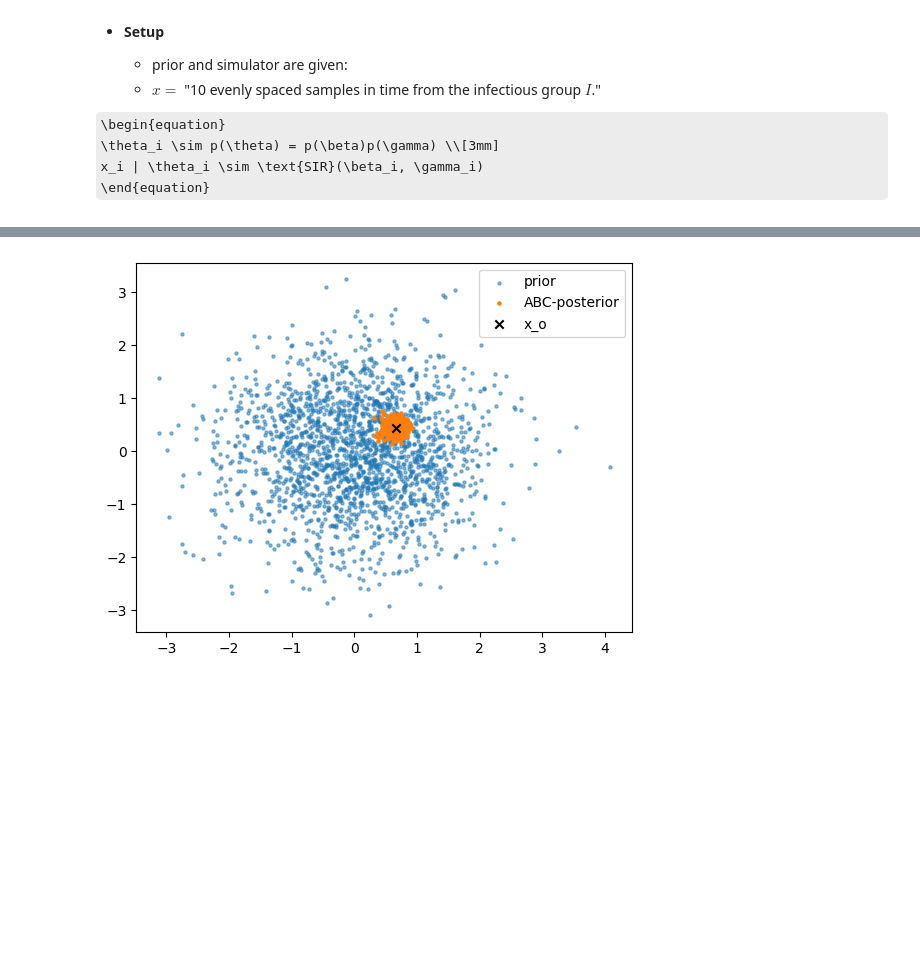
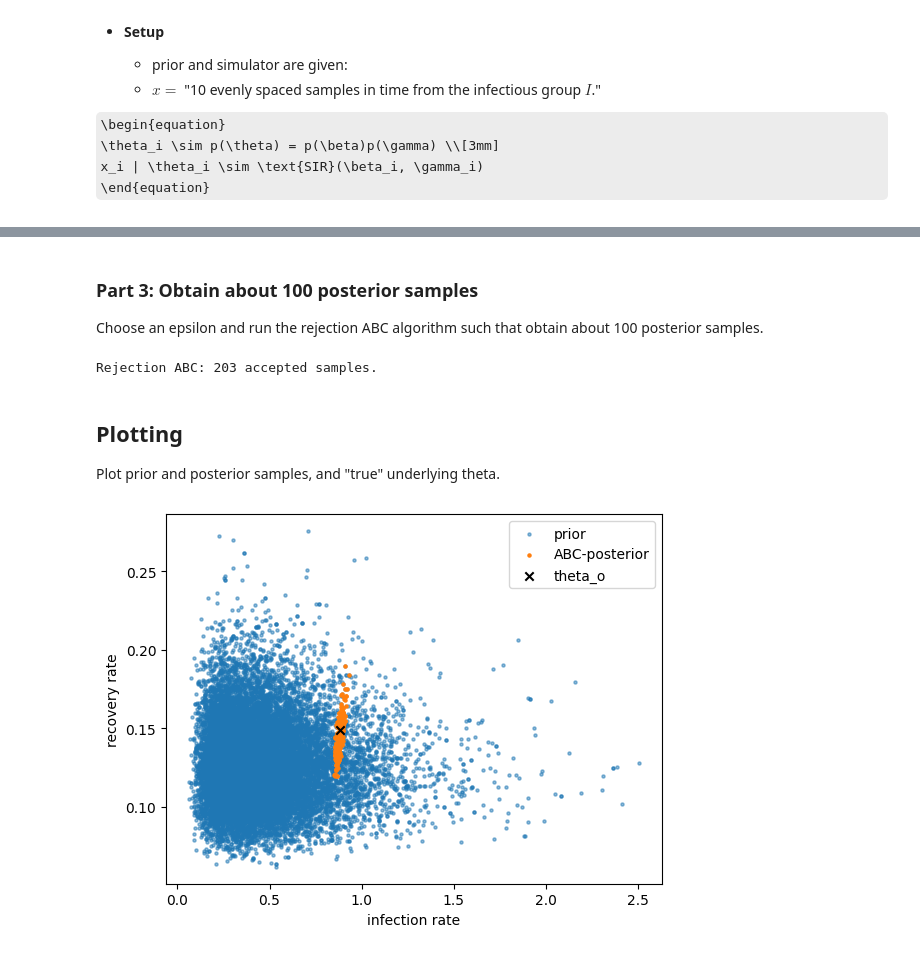
Before and after one commit to aai-institute/tfl-training-sbi, a Jupyter notebook: notebooks/nb_20_Introction_to_SBI.ipynb, the cells around one changed output, grey strips where cells are left out. Cells and saved outputs as stored; diff of their text form; code cells hidden in the pictures; some formulas as TeX source; blank space fills up the shorter version.

Commit message:
finished intro notebooks; add figure files.

```diff
--- a/notebooks/nb_20_Introction_to_SBI.ipynb
+++ b/notebooks/nb_20_Introction_to_SBI.ipynb
@@ -230,0 +239,23 @@ posterior_samples = torch.cat(posterior_samples)
+# %%
+def rejection_abc(num_simulations: int,
+                  sample_and_simulate: Callable,
+                  epsilon: float,
+                  x_o: Tensor):
+    """Returns a tensor of accepted posteriors samples using the rejection ABC algorithm.
+
+    Args:
+        num_simulations: simulation budget
+        sample_and_simulate: a function that samples a parameter from the prior and simulates the SIR model.
+        epsilon: the rejection threshold for the distance between x and x_o.abs
+        x_o: the observed data.
+    Returns:
+        posterior_samples: the accepted theta, i.e., theta for which d(x, x_o) < epsilon.
+        theta: all sampled parameters (optional)
+        x: all simulated data (optional)
+    """
+
+    posterior_samples = []
+    theta = []
+    x = []
+
+    # Your code goes here...
@@ -230,0 +297,4 @@ posterior_samples = torch.cat(posterior_samples)
+# %% [markdown]
+### Part 3: Obtain about 100 posterior samples
+
+Choose an epsilon and run the rejection ABC algorithm such that obtain about 100 posterior samples.
@@ -231,8 +307,22 @@ posterior_samples = torch.cat(posterior_samples)
+# %%
+# Part 3 solution.
+eps = 200
+num_simulations = 50000
+posterior_samples, theta, x = rejection_abc(num_simulations, sample_and_simulate, eps, x_o)
+# %% [output]
+Rejection ABC: 203 accepted samples.
+# %% [markdown]
+## Plotting
+
+Plot prior and posterior samples, and "true" underlying theta.
 # %%
-num_prior_samples = 2000
+# Select number of samples for scatter plot.
+num_prior_samples = 20000
 plt.scatter(theta[:num_prior_samples, 0], theta[:num_prior_samples, 1], s=5, alpha=0.5, label="prior")
 plt.scatter(posterior_samples[:, 0], posterior_samples[:, 1], s=5, label="ABC-posterior")
-plt.scatter(x_o[:, 0],  x_o[:, 1], marker="x", color="k", label="x_o")
+plt.scatter(*true_theta, marker="x", color="k", label="theta_o")
+plt.xlabel("infection rate")
+plt.ylabel("recovery rate")
 plt.legend();
 # %% [output]
-[figure, old version]
+[figure, new version]
```
Also changed, not shown: parts of 25 cells of this notebook, 6 other files.
